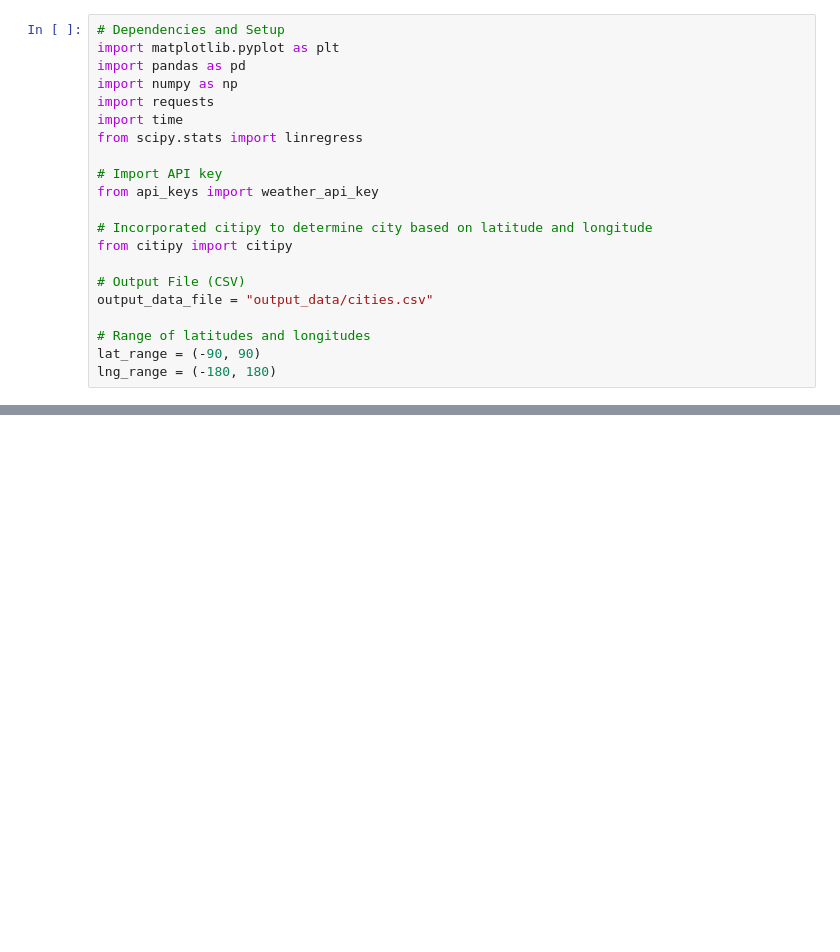
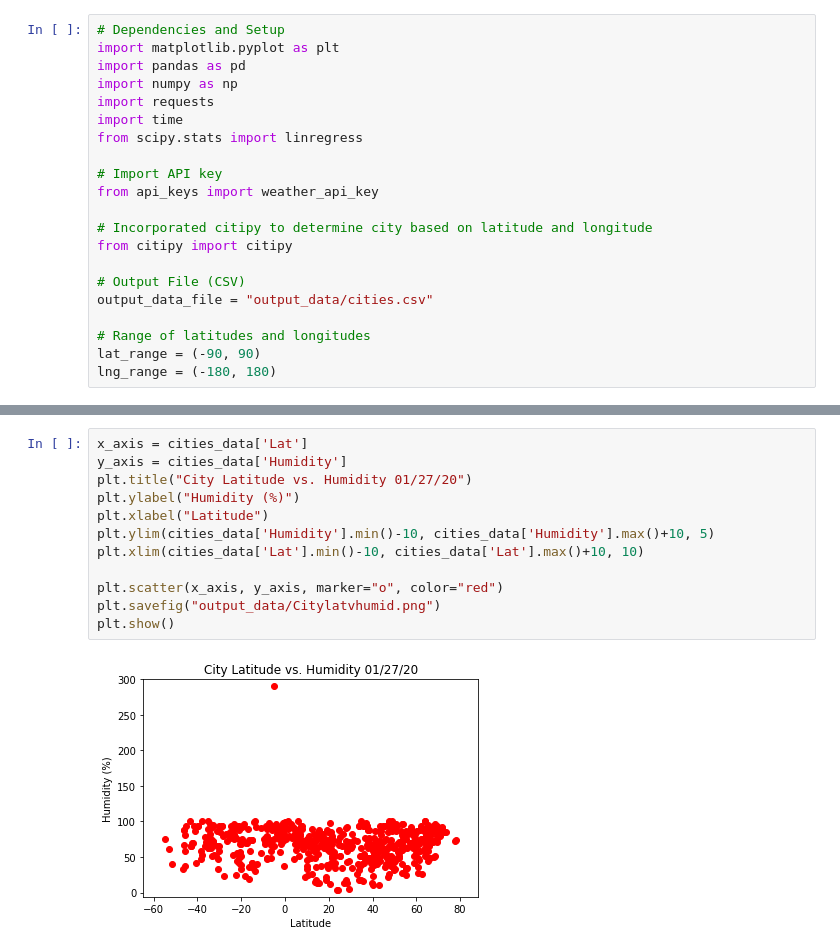
Before and after one commit to ac1093/python-api-challenge, a Jupyter notebook: WeatherPy/Weather.ipynb, the cells around one changed output, grey strips where cells are left out. Cells and saved outputs as stored; diff of their text form; blank space fills up the shorter version.

```diff
--- a/WeatherPy/Weather.ipynb
+++ b/WeatherPy/Weather.ipynb
@@ -122,0 +214,14 @@ City not Found
+# %%
+x_axis = cities_data['Lat']
+y_axis = cities_data['Humidity']
+plt.title("City Latitude vs. Humidity 01/27/20")
+plt.ylabel("Humidity (%)")
+plt.xlabel("Latitude")
+plt.ylim(cities_data['Humidity'].min()-10, cities_data['Humidity'].max()+10, 5)
+plt.xlim(cities_data['Lat'].min()-10, cities_data['Lat'].max()+10, 10)
+
+plt.scatter(x_axis, y_axis, marker="o", color="red")
+plt.savefig("output_data/Citylatvhumid.png")
+plt.show()
+# %% [output]
+[figure, added]
```
Also changed, not shown: parts of 11 cells of this notebook, 13 other files.
